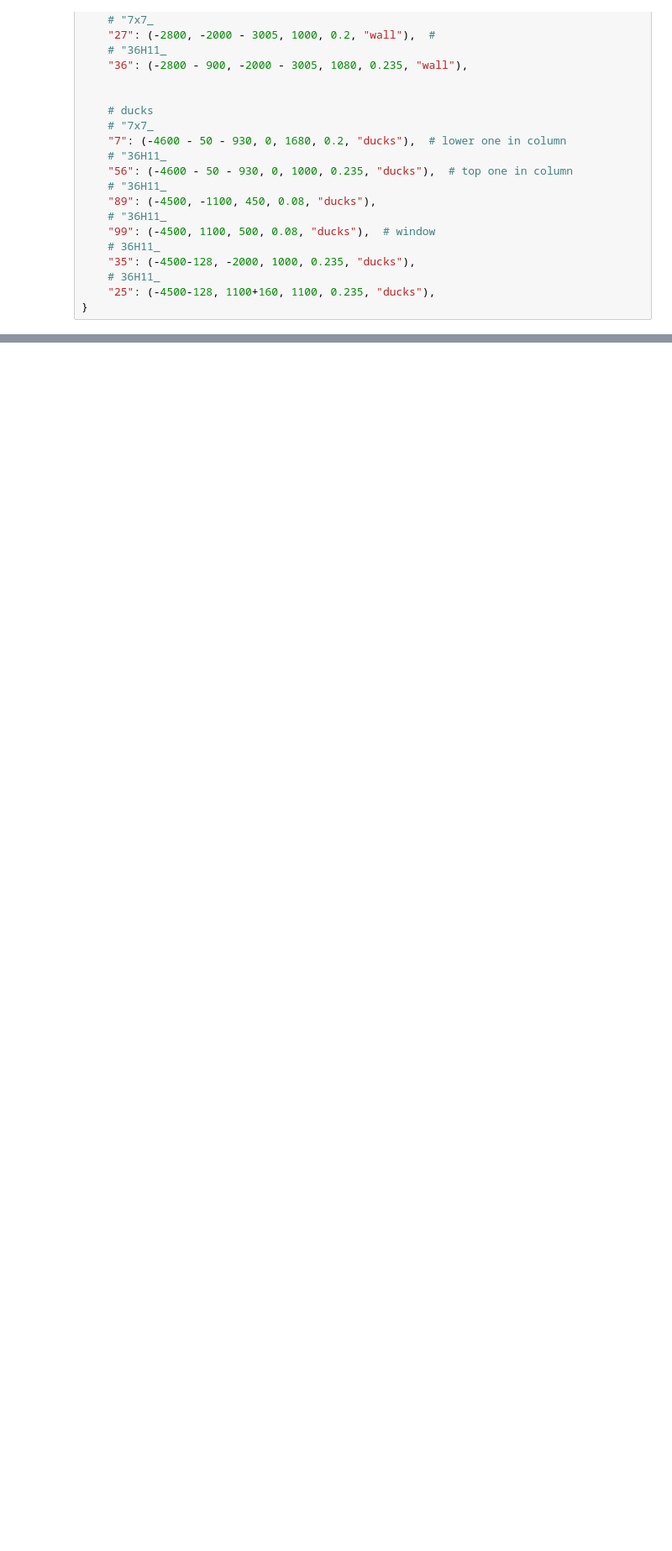
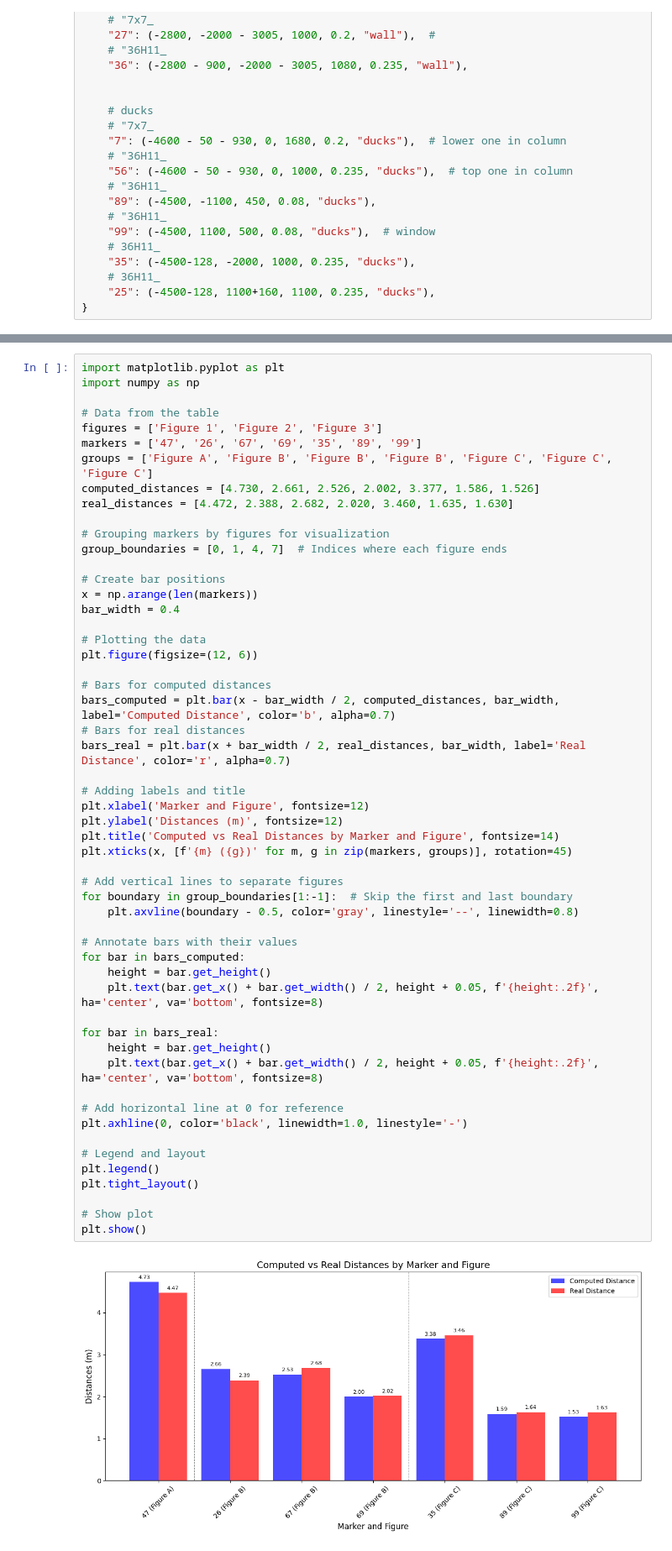
Before and after one commit to m-krastev/var_extensions, a Jupyter notebook: curling_pipeline/notebooks/localizationwithmarkers.ipynb, the cells around one changed output, grey strips where cells are left out. Shown at 84% size. Drawn from its saved outputs; the diff is of its cells as text; blank space fills up the shorter version.

```diff
--- a/curling_pipeline/notebooks/localizationwithmarkers.ipynb
+++ b/curling_pipeline/notebooks/localizationwithmarkers.ipynb
@@ -516,0 +576,56 @@ Number of detected markers: 1
+# %%
+import matplotlib.pyplot as plt
+import numpy as np
+
+# Data from the table
+figures = ['Figure 1', 'Figure 2', 'Figure 3']
+markers = ['47', '26', '67', '69', '35', '89', '99']
+groups = ['Figure A', 'Figure B', 'Figure B', 'Figure B', 'Figure C', 'Figure C', 'Figure C']
+computed_distances = [4.730, 2.661, 2.526, 2.002, 3.377, 1.586, 1.526]
+real_distances = [4.472, 2.388, 2.682, 2.020, 3.460, 1.635, 1.630]
+
+# Grouping markers by figures for visualization
+group_boundaries = [0, 1, 4, 7]  # Indices where each figure ends
+
+# Create bar positions
+x = np.arange(len(markers))
+bar_width = 0.4
+
+# Plotting the data
+plt.figure(figsize=(12, 6))
+
+# Bars for computed distances
+bars_computed = plt.bar(x - bar_width / 2, computed_distances, bar_width, label='Computed Distance', color='b', alpha=0.7)
+# Bars for real distances
+bars_real = plt.bar(x + bar_width / 2, real_distances, bar_width, label='Real Distance', color='r', alpha=0.7)
+
+# Adding labels and title
+plt.xlabel('Marker and Figure', fontsize=12)
+plt.ylabel('Distances (m)', fontsize=12)
+plt.title('Computed vs Real Distances by Marker and Figure', fontsize=14)
+plt.xticks(x, [f'{m} ({g})' for m, g in zip(markers, groups)], rotation=45)
+
+# Add vertical lines to separate figures
+for boundary in group_boundaries[1:-1]:  # Skip the first and last boundary
+    plt.axvline(boundary - 0.5, color='gray', linestyle='--', linewidth=0.8)
+
+# Annotate bars with their values
+for bar in bars_computed:
+    height = bar.get_height()
+    plt.text(bar.get_x() + bar.get_width() / 2, height + 0.05, f'{height:.2f}', ha='center', va='bottom', fontsize=8)
+
+for bar in bars_real:
+    height = bar.get_height()
+    plt.text(bar.get_x() + bar.get_width() / 2, height + 0.05, f'{height:.2f}', ha='center', va='bottom', fontsize=8)
+
+# Add horizontal line at 0 for reference
+plt.axhline(0, color='black', linewidth=1.0, linestyle='-')
+
+# Legend and layout
+plt.legend()
+plt.tight_layout()
+
+# Show plot
+plt.show()
+# %% [output]
+[figure, added]
```
Also changed, not shown: parts of 7 cells of this notebook.
